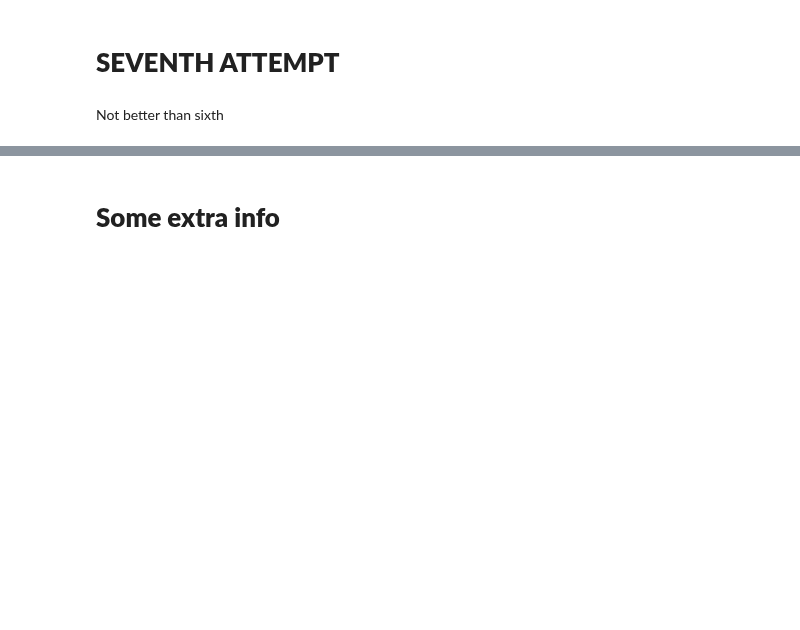
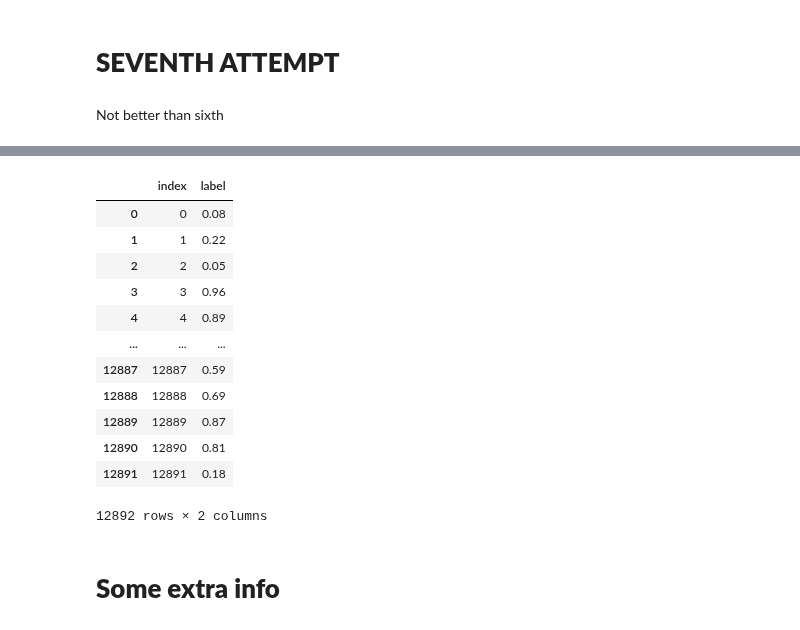
Before and after one commit to CallensToon/Machine_Learning_course_UGent_D012554_kaggle, a Jupyter notebook: Eye blinking prediction.ipynb, the cells around one changed output, grey strips where cells are left out. Saved outputs shown, nothing was run; the diff lists cells and outputs as text; code cells hidden in the pictures; blank space fills up the shorter version.

```diff
--- a/Eye blinking prediction.ipynb
+++ b/Eye blinking prediction.ipynb
@@ -605,10 +710,11 @@ X_test_stand = pd.DataFrame(scaler.transform(X_test),columns=X_test.columns.valu
 # %%
 from sklearn.ensemble import RandomForestClassifier
 from sklearn.ensemble import AdaBoostClassifier
+from sklearn.ensemble import GradientBoostingClassifier
 from sklearn.tree import DecisionTreeClassifier
 from sklearn.model_selection import cross_val_score
 
-bdt = AdaBoostClassifier(n_estimators=50)
+bdt = RandomForestClassifier()
 score_auc = cross_val_score(bdt, X_train_stand, y_train, scoring='roc_auc', cv=10).mean()
 
 print(score_auc)
@@ -617,9 +723,8 @@ print(score_auc)
 # %%
 from sklearn.model_selection import GridSearchCV
 
-search_space = [10,50,100,500]
-search_gamma = [0.8,0.9,1,2,3]
-params = dict(n_estimators=search_space)
+minsamples = [1,2]
+params = dict(min_samples_leaf=minsamples)
 grid_search = GridSearchCV(bdt, param_grid=params, iid=False)
 
 grid_search.fit(X_train_stand, y_train)
@@ -636,0 +740,3 @@ for mean_score, std, params in zip(means, stds, grid_search.cv_results_['params'
+# %%
+bdt = RandomForestClassifier()
+bdt.fit(X_train_stand, y_train)
@@ -636,0 +752,3 @@ for mean_score, std, params in zip(means, stds, grid_search.cv_results_['params'
+# %%
+predictionsRFC = bdt.predict_proba(X_test_stand)
+predictionsRFC
@@ -636,0 +763,19 @@ for mean_score, std, params in zip(means, stds, grid_search.cv_results_['params'
+# %%
+results = pd.DataFrame()
+results['index'] = testset['index']
+results['label'] = predictionsRFC[:,1]
+results
+# %% [output]
+|  | index | label |
+| 0 | 0 | 0.08 |
+| 1 | 1 | 0.22 |
+| 2 | 2 | 0.05 |
+| 3 | 3 | 0.96 |
+| 4 | 4 | 0.89 |
+| ... | ... | ... |
+| 12887 | 12887 | 0.59 |
+| 12888 | 12888 | 0.69 |
+| 12889 | 12889 | 0.87 |
+| 12890 | 12890 | 0.81 |
+| 12891 | 12891 | 0.18 |
+12892 rows × 2 columns
```
Also changed, not shown: parts of 15 cells of this notebook.
